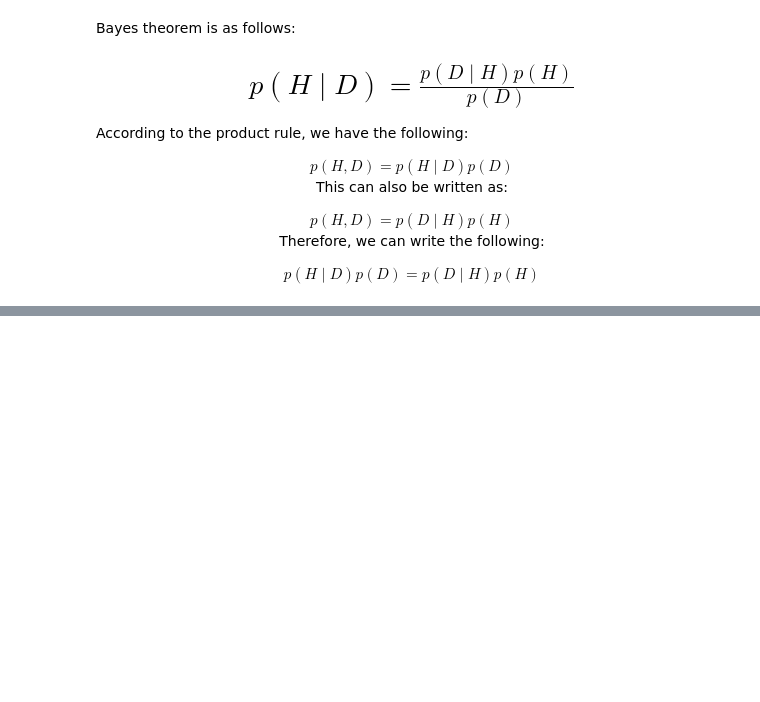
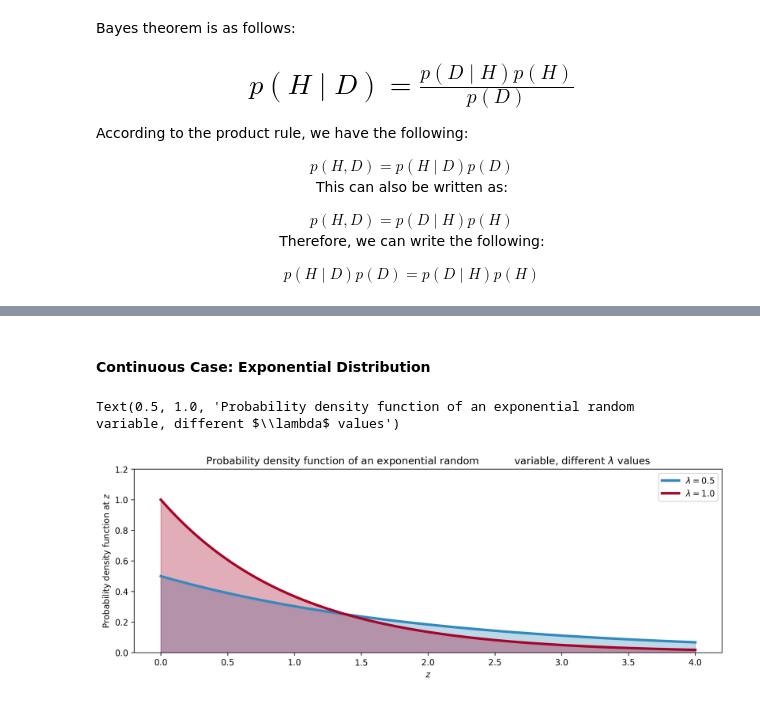
Before and after one commit to FabioArnez/Probabilistic_Programming, a Jupyter notebook: Probabilistic_Programming_Notes.ipynb, the cells around one changed output, grey strips where cells are left out. Drawn from its saved outputs; the diff is of its cells as text; code cells hidden in the pictures; blank space fills up the shorter version.

```diff
--- a/Probabilistic_Programming_Notes.ipynb
+++ b/Probabilistic_Programming_Notes.ipynb
@@ -76,0 +268,24 @@ If we ignore the evidence, we can write Bayes theorem as a proportionality:
+# %% [markdown]
+#### Continuous Case: Exponential Distribution
+# %%
+a = np.linspace(0, 4, 100)
+expo = stats.expon
+lambda_val = [0.5, 1]
+
+
+for l, c in zip(lambda_val, colors):
+    plt.plot(a, expo.pdf(a, scale=1./l), lw=3,
+             color=c, label="$\lambda = %.1f$" % l)
+
+    plt.fill_between(a, expo.pdf(a, scale=1./l), color=c, alpha=.33)
+
+
+plt.legend()
+plt.ylabel("Probability density function at $z$")
+plt.xlabel("$z$")
+plt.ylim(0,1.2)
+plt.title("Probability density function of an exponential random\
+           variable, different $\lambda$ values")
+# %% [output]
+Text(0.5, 1.0, 'Probability density function of an exponential random           variable, different $\\lambda$ values')
+[figure, added]
```
Also changed, not shown: parts of 29 cells of this notebook.
